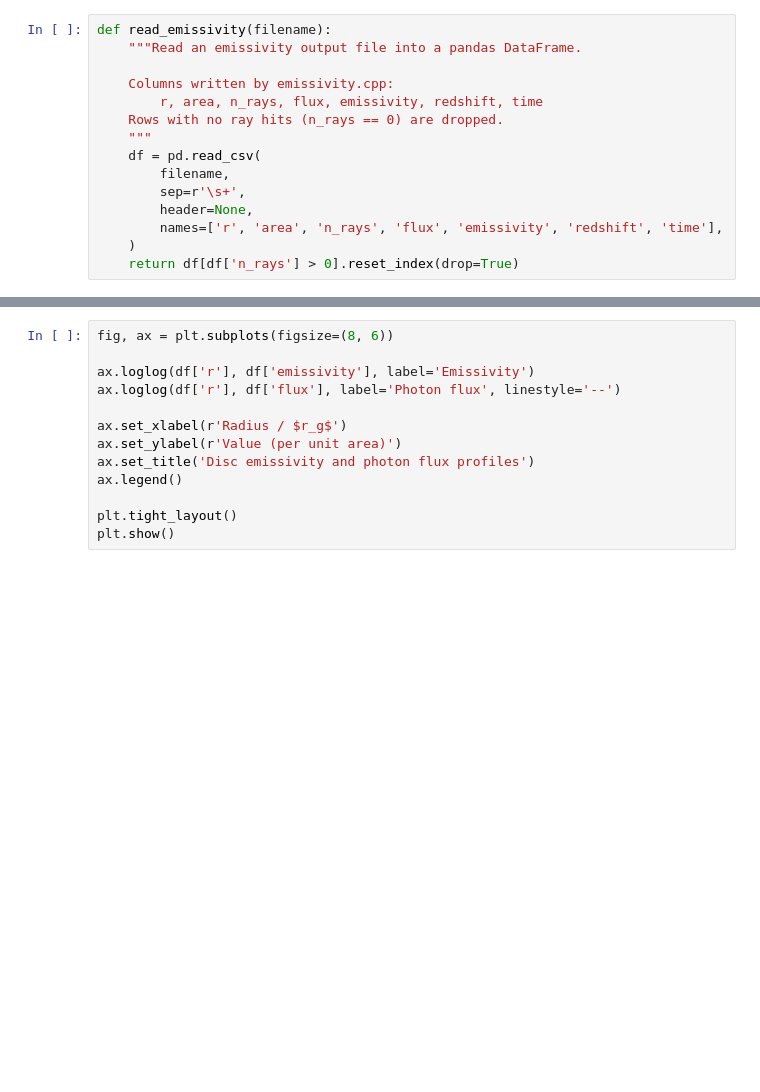
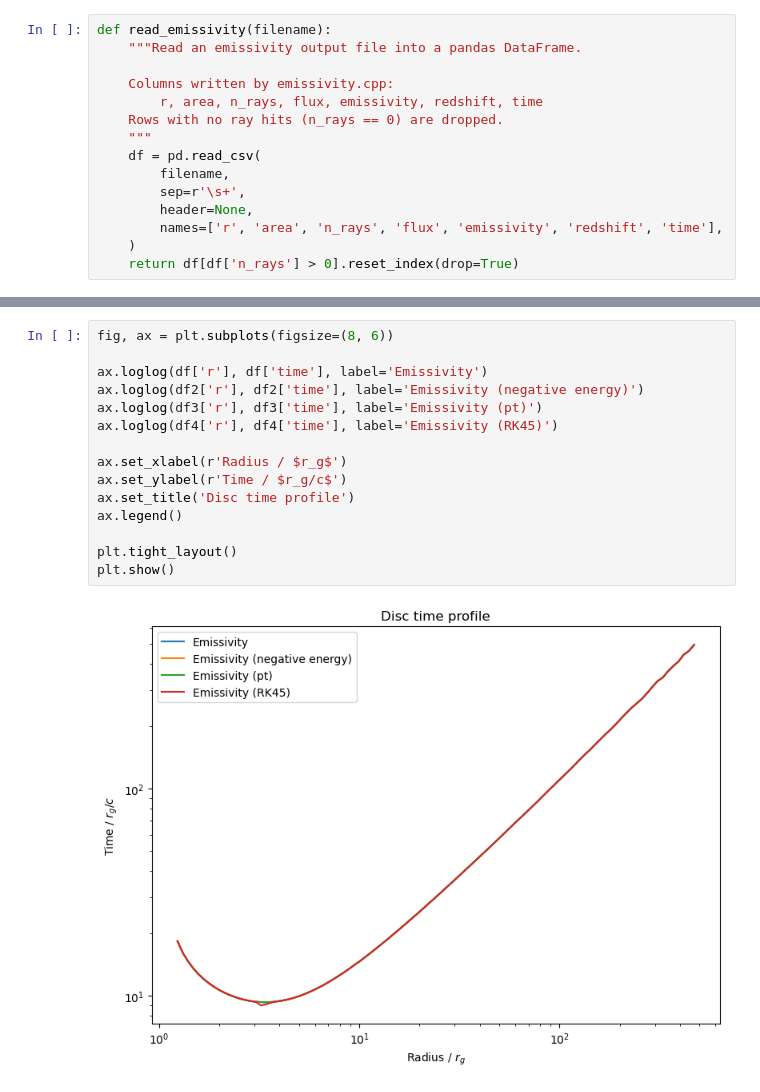
Before and after one commit to wilkinsdr/raytrace_cpu, a Jupyter notebook: python/emissivity_profile.ipynb, the cells around one changed output, grey strips where cells are left out. Cells and saved outputs as stored; diff of their text form; blank space fills up the shorter version.

```diff
--- a/python/emissivity_profile.ipynb
+++ b/python/emissivity_profile.ipynb
@@ -36,13 +49,17 @@ plt.show()
 # %%
 fig, ax = plt.subplots(figsize=(8, 6))
 
-ax.loglog(df['r'], df['emissivity'], label='Emissivity')
-ax.loglog(df['r'], df['flux'], label='Photon flux', linestyle='--')
+ax.loglog(df['r'], df['time'], label='Emissivity')
+ax.loglog(df2['r'], df2['time'], label='Emissivity (negative energy)')
+ax.loglog(df3['r'], df3['time'], label='Emissivity (pt)')
+ax.loglog(df4['r'], df4['time'], label='Emissivity (RK45)')
 
 ax.set_xlabel(r'Radius / $r_g$')
-ax.set_ylabel(r'Value (per unit area)')
-ax.set_title('Disc emissivity and photon flux profiles')
+ax.set_ylabel(r'Time / $r_g/c$')
+ax.set_title('Disc time profile')
 ax.legend()
 
 plt.tight_layout()
 plt.show()
+# %% [output]
+[figure, added]
```
Also changed, not shown: parts of 3 cells of this notebook, 2 other files.
